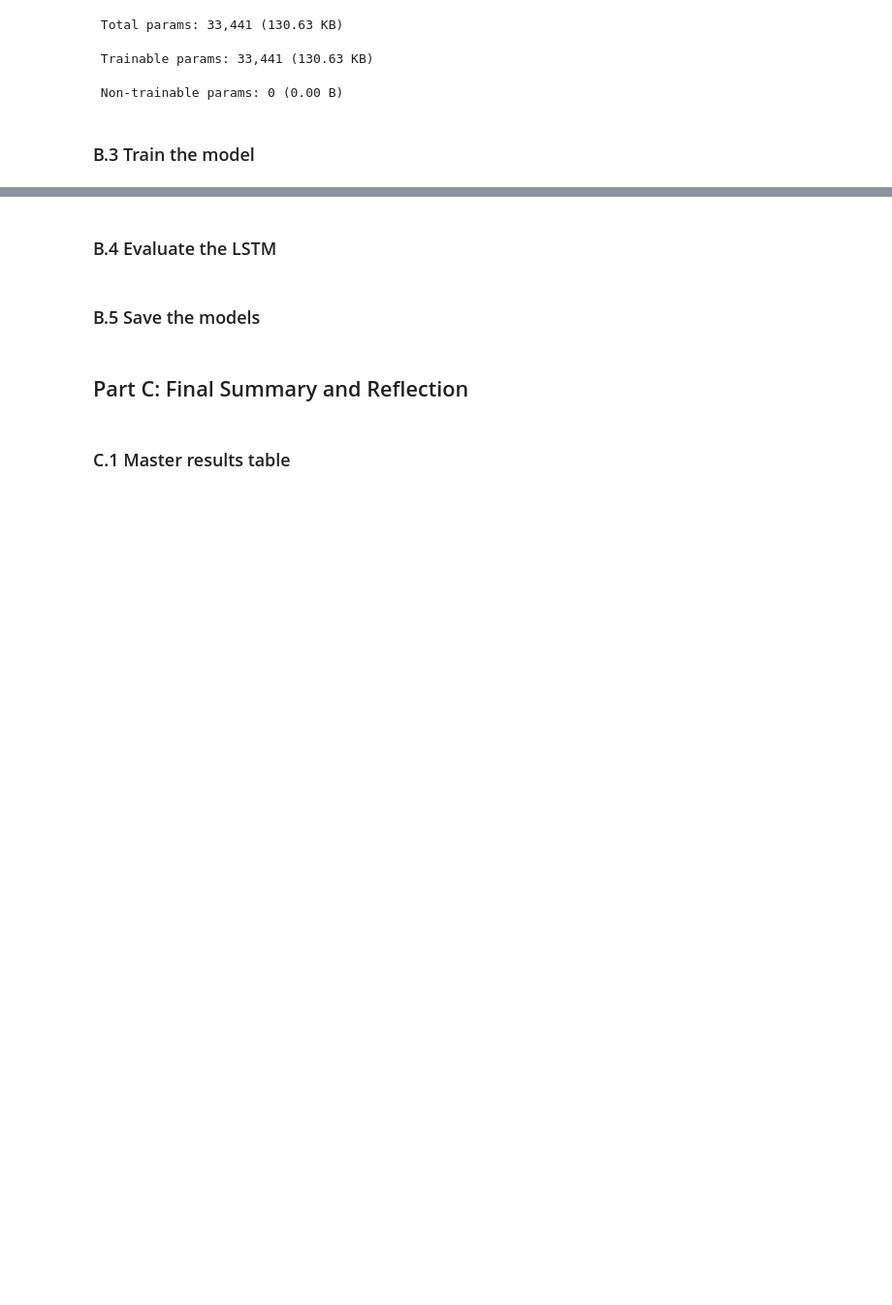
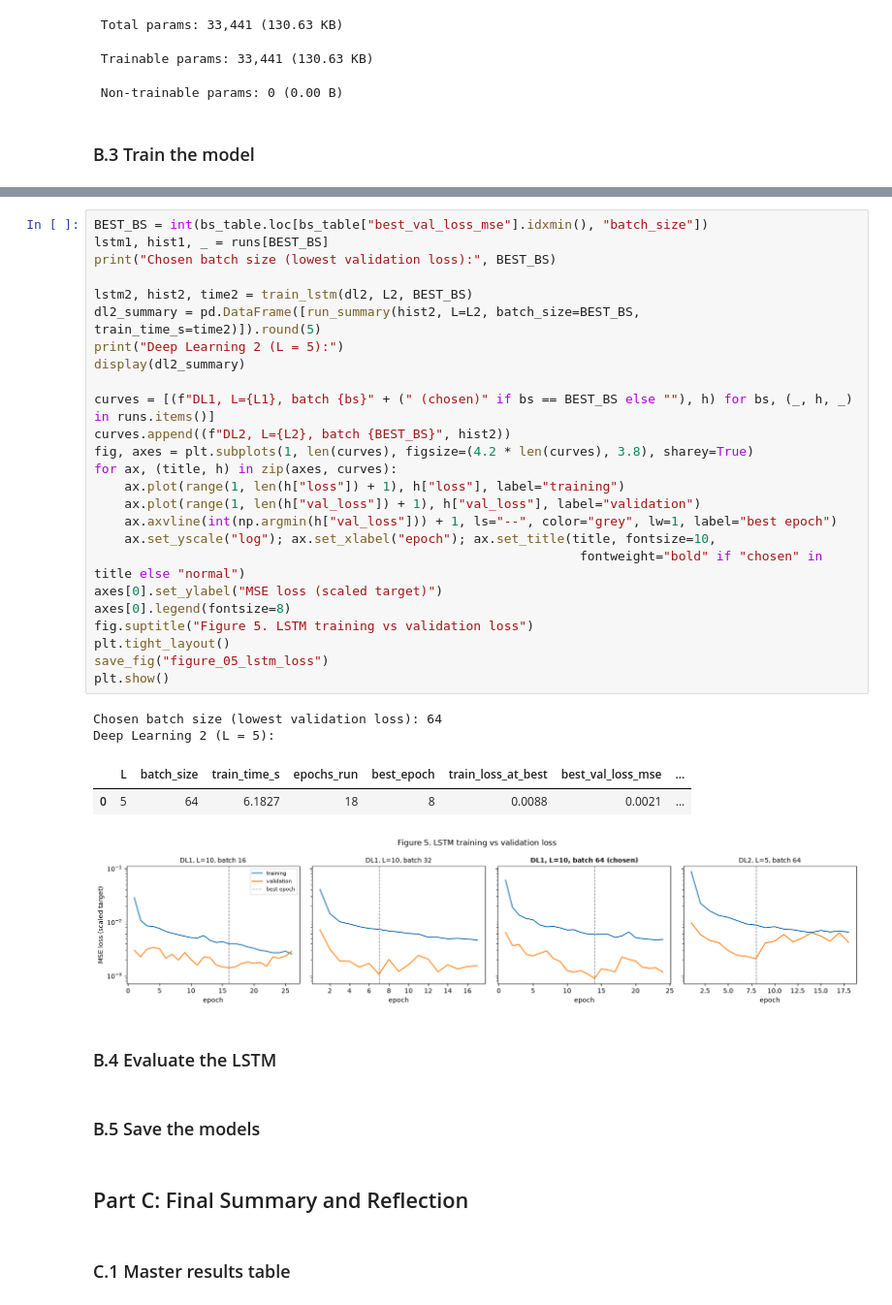
Before and after one commit to MaiChiLe113/Exploratory-Data-Analysis-NASA-Battery, a Jupyter notebook: asm_3/Portfolio_Assessment3_LeMaiChi.ipynb, the cells around one changed output, grey strips where cells are left out. Shown at 97% size. Drawn from its saved outputs; the diff is of its cells as text; blank space fills up the shorter version.

Commit message:
train LSTM

```diff
--- a/asm_3/Portfolio_Assessment3_LeMaiChi.ipynb
+++ b/asm_3/Portfolio_Assessment3_LeMaiChi.ipynb
@@ -308,3 +337,34 @@ Model: "lstm_L10"
+# %%
+BEST_BS = int(bs_table.loc[bs_table["best_val_loss_mse"].idxmin(), "batch_size"])
+lstm1, hist1, _ = runs[BEST_BS]
+print("Chosen batch size (lowest validation loss):", BEST_BS)
+
+lstm2, hist2, time2 = train_lstm(dl2, L2, BEST_BS)
+dl2_summary = pd.DataFrame([run_summary(hist2, L=L2, batch_size=BEST_BS, train_time_s=time2)]).round(5)
+print("Deep Learning 2 (L = 5):")
+display(dl2_summary)
+
+curves = [(f"DL1, L={L1}, batch {bs}" + (" (chosen)" if bs == BEST_BS else ""), h) for bs, (_, h, _) in runs.items()]
+curves.append((f"DL2, L={L2}, batch {BEST_BS}", hist2))
+fig, axes = plt.subplots(1, len(curves), figsize=(4.2 * len(curves), 3.8), sharey=True)
+for ax, (title, h) in zip(axes, curves):
+    ax.plot(range(1, len(h["loss"]) + 1), h["loss"], label="training")
+    ax.plot(range(1, len(h["val_loss"]) + 1), h["val_loss"], label="validation")
+    ax.axvline(int(np.argmin(h["val_loss"])) + 1, ls="--", color="grey", lw=1, label="best epoch")
+    ax.set_yscale("log"); ax.set_xlabel("epoch"); ax.set_title(title, fontsize=10,
+                                                                fontweight="bold" if "chosen" in title else "normal")
+axes[0].set_ylabel("MSE loss (scaled target)")
+axes[0].legend(fontsize=8)
+fig.suptitle("Figure 5. LSTM training vs validation loss")
+plt.tight_layout()
+save_fig("figure_05_lstm_loss")
+plt.show()
+# %% [output]
+Chosen batch size (lowest validation loss): 64
+Deep Learning 2 (L = 5):
+|  | L | batch_size | train_time_s | epochs_run | best_epoch | train_loss_at_best | best_val_loss_mse | ... |
+| 0 | 5 | 64 | 6.1827 | 18 | 8 | 0.0088 | 0.0021 | ... |
+[figure, added]
 # %% [markdown]
 ### B.4 Evaluate the LSTM
 # %% [markdown]
```
Also changed, not shown: parts of 1 cell of this notebook, 2 other files.
